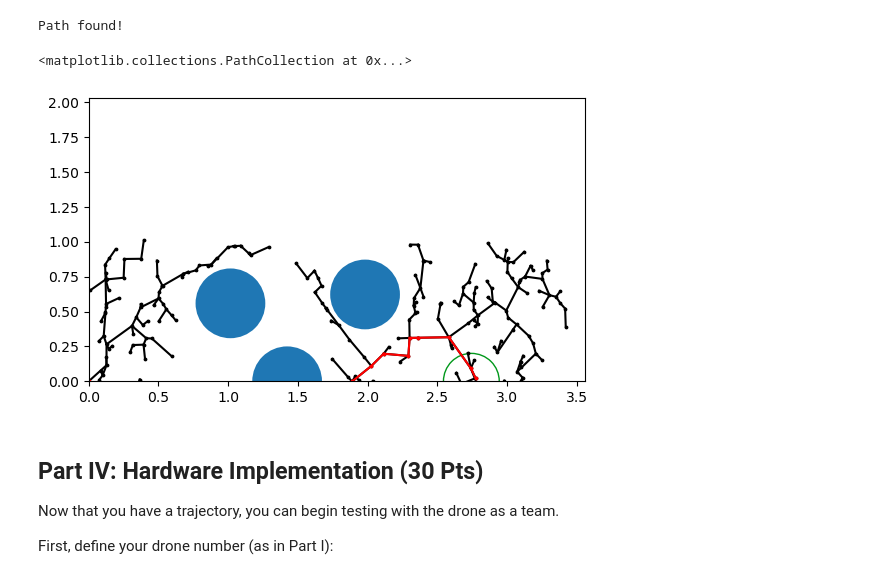
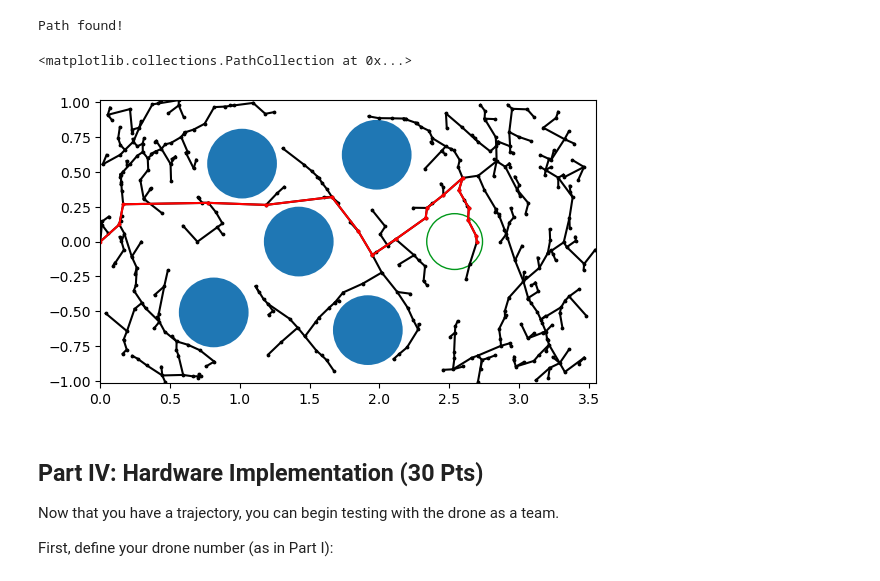
Before and after one commit to Edouard71/SharedF2026Repo, a Jupyter notebook: Lab2.ipynb, the cells around one changed output. Saved outputs shown, nothing was run; the diff lists cells and outputs as text; code cells hidden in the pictures.

Commit message:
Corrected Graphs, and Drone Configuration Space Specific Randomization

```diff
--- a/Lab2.ipynb
+++ b/Lab2.ipynb
@@ -274,4 +274,19 @@ True
 ### Problem 2: Sampling the Configuration Space (10 Pts)
 
 The next function we need is one to randomly sample the configuration space. Our configuration space is assumed to be a rectangle with a specified height and width. You should use [np.random.rand](https://docs.scipy.org/doc/numpy-1.14.0/reference/generated/numpy.random.rand.html) to sample random numbers.
+# %%
+def random_conf(width: float, height: float) -> np.ndarray:
+    """
+    Sample a random configuration from the configuration space.
+
+    This function draws a uniformly random configuration from the configuration space rectangle. The configuration
+    does not necessarily have to reside in the free space.
+
+    @param width: The configuration space width.
+    @param height: The configuration space height.
+    @return: A random configuration uniformily distributed across the configuration space.
+    """
+    x = np.random.uniform(0, width)
+    y = np.random.uniform(0, height)
+    return np.array([x, y])
 # %%
@@ -527,7 +583,7 @@ obstacles = [
              ]
 
 # The goal is represented in the same way as an obstacle.
-goal = (np.array([113 * INCHES_TO_METERS,0]), 0.2)
+goal = (np.array([100 * INCHES_TO_METERS,0]), 0.2)
 
 # The starting position of the robot.
 origin = np.array([0, 0])
@@ -548,35 +604,35 @@ Path found!
 # %%
 ## Sample code to plot the trajectory:
 
 fig, ax = plt.subplots()
 
 ax.set_xlim([0, width])
-ax.set_ylim([0, height])
+ax.set_ylim([-height/2, height/2])
 ax.set_aspect('equal')
 
 for i in range(len(parents)):
     if parents[i] < 0:
         continue
     plt.plot([vertices[i, 0], vertices[parents[i], 0]],
              [vertices[i, 1], vertices[parents[i], 1]], c='k')
 
 for i in path_verts:
     if parents[i] < 0:
         continue
     plt.plot([vertices[i, 0], vertices[parents[i], 0]],
              [vertices[i, 1], vertices[parents[i], 1]], c='r')
 
 for o in obstacles:
     ax.add_artist(plt.Circle(tuple(o[0]), o[1]))
 
 ax.add_artist(plt.Circle(tuple(goal[0]), goal[1], ec=(0.004, 0.596, 0.105), fc=(1, 1, 1)))
 
 plt.scatter([2.5], [3.5], zorder=3, c=np.array([[0.004, 0.596, 0.105]]), s=3)
 plt.scatter(vertices[path_verts, 0], vertices[path_verts, 1], c=np.array([[1, 0, 0]]), s=3, zorder=2)
 plt.scatter(vertices[1:, 0], vertices[1:, 1], c=np.array([[0, 0, 0]]), s=3)
 # %% [output]
 <matplotlib.collections.PathCollection at 0x...>
-[figure, old version]
+[figure, new version]
 # %% [markdown]
 ## Part IV: Hardware Implementation (30 Pts)
 
```
Also changed, not shown: parts of 6 cells of this notebook.
